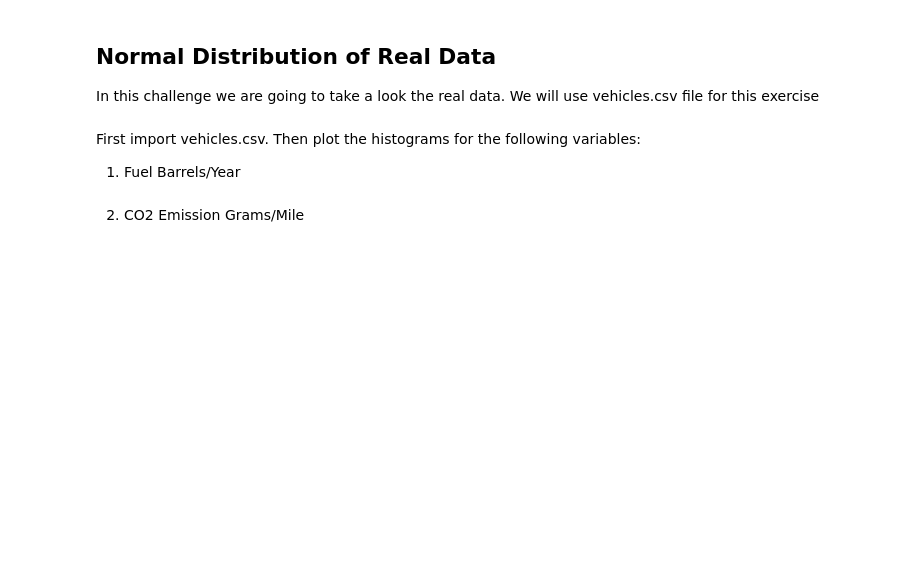
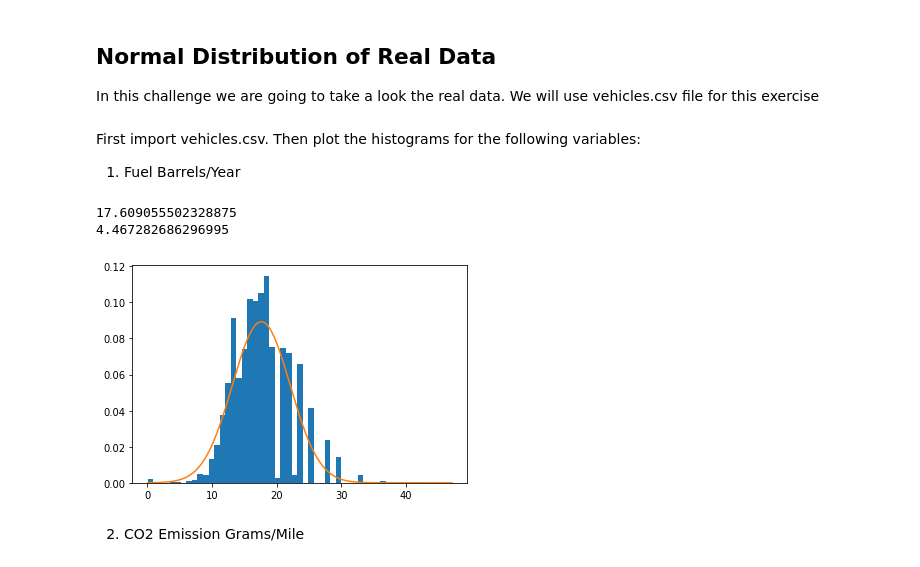
Before and after one commit to ta-data-lis/lab-probability-distributions, a Jupyter notebook: your-code/continuous.ipynb, the cells around one changed output. Cells and saved outputs as stored; diff of their text form; code cells hidden in the pictures; blank space fills up the shorter version.

```diff
--- a/your-code/continuous.ipynb
+++ b/your-code/continuous.ipynb
@@ -79,2 +120,30 @@ Then plot the histograms for the following variables:
+# %%
+# your code here
+import pandas as pd
+import numpy as np
+ds = pd.read_csv('vehicles.csv')
+plt.hist('Fuel Barrels/Year', data=ds, density = True, bins=100)
+
+#plt.show()
+
+
+### compare
+
+minv =ds['Fuel Barrels/Year'].min()
+maxv= ds['Fuel Barrels/Year'].max()
+mean= ds['Fuel Barrels/Year'].mean()
+std= ds['Fuel Barrels/Year'].std()
+
+normal = norm(mean, std)
+print(mean)
+print(std)
+x = np.linspace(minv,maxv,1000)
+y = normal.pdf(x)
+plt.plot(x,y)
+plt.show()
+# %% [output]
+17.609055502328875
+4.467282686296995
+[figure, added]
 # %% [markdown]
 2. CO2 Emission Grams/Mile
```
Also changed, not shown: parts of 25 cells of this notebook.
